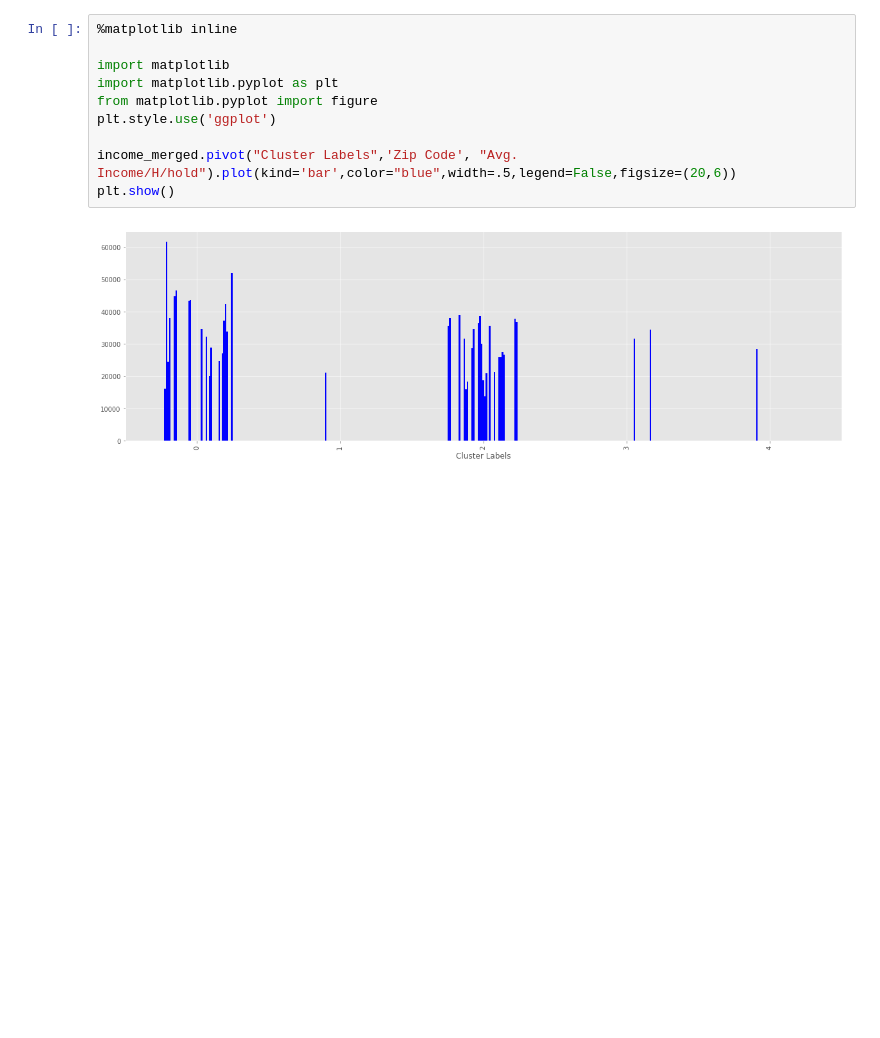
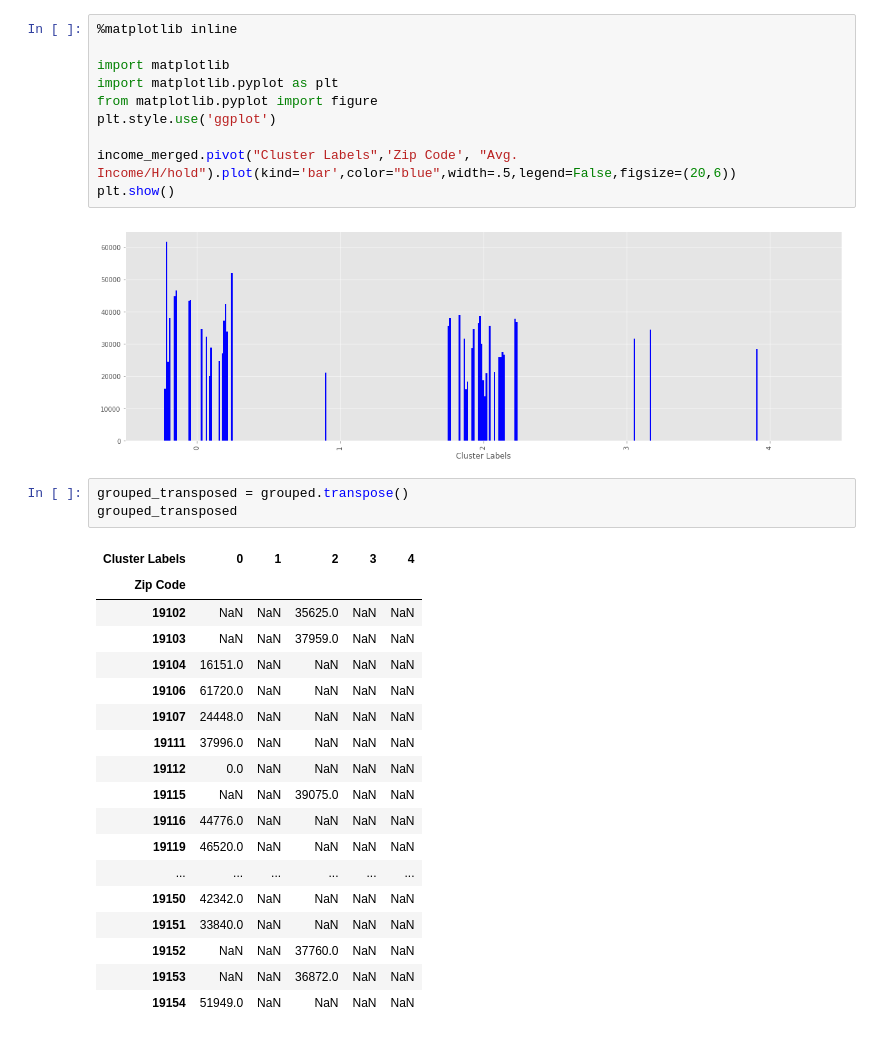
Before and after one commit to jzhang17/IBM-capstone, a Jupyter notebook: Analyzing Neighborhoods in Philadelphia .ipynb, the cells around one changed output. Saved outputs shown, nothing was run; the diff lists cells and outputs as text; blank space fills up the shorter version.

```diff
--- a/Analyzing Neighborhoods in Philadelphia .ipynb
+++ b/Analyzing Neighborhoods in Philadelphia .ipynb
@@ -964,3 +964,25 @@ income_merged.pivot("Cluster Labels",'Zip Code', "Avg. Income/H/hold").plot(kind
 plt.show()
 # %% [output]
 [figure]
+# %%
+grouped_transposed = grouped.transpose()
+grouped_transposed
+# %% [output]
+| Cluster Labels | 0 | 1 | 2 | 3 | 4 |
+| Zip Code |  |  |  |  |  |
+| 19102 | NaN | NaN | 35625.0 | NaN | NaN |
+| 19103 | NaN | NaN | 37959.0 | NaN | NaN |
+| 19104 | 16151.0 | NaN | NaN | NaN | NaN |
+| 19106 | 61720.0 | NaN | NaN | NaN | NaN |
+| 19107 | 24448.0 | NaN | NaN | NaN | NaN |
+| 19111 | 37996.0 | NaN | NaN | NaN | NaN |
+| 19112 | 0.0 | NaN | NaN | NaN | NaN |
+| 19115 | NaN | NaN | 39075.0 | NaN | NaN |
+| 19116 | 44776.0 | NaN | NaN | NaN | NaN |
+| 19119 | 46520.0 | NaN | NaN | NaN | NaN |
+| ... | ... | ... | ... | ... | ... |
+| 19150 | 42342.0 | NaN | NaN | NaN | NaN |
+| 19151 | 33840.0 | NaN | NaN | NaN | NaN |
+| 19152 | NaN | NaN | 37760.0 | NaN | NaN |
+| 19153 | NaN | NaN | 36872.0 | NaN | NaN |
+| 19154 | 51949.0 | NaN | NaN | NaN | NaN |
```
Also changed, not shown: parts of 5 cells of this notebook.
